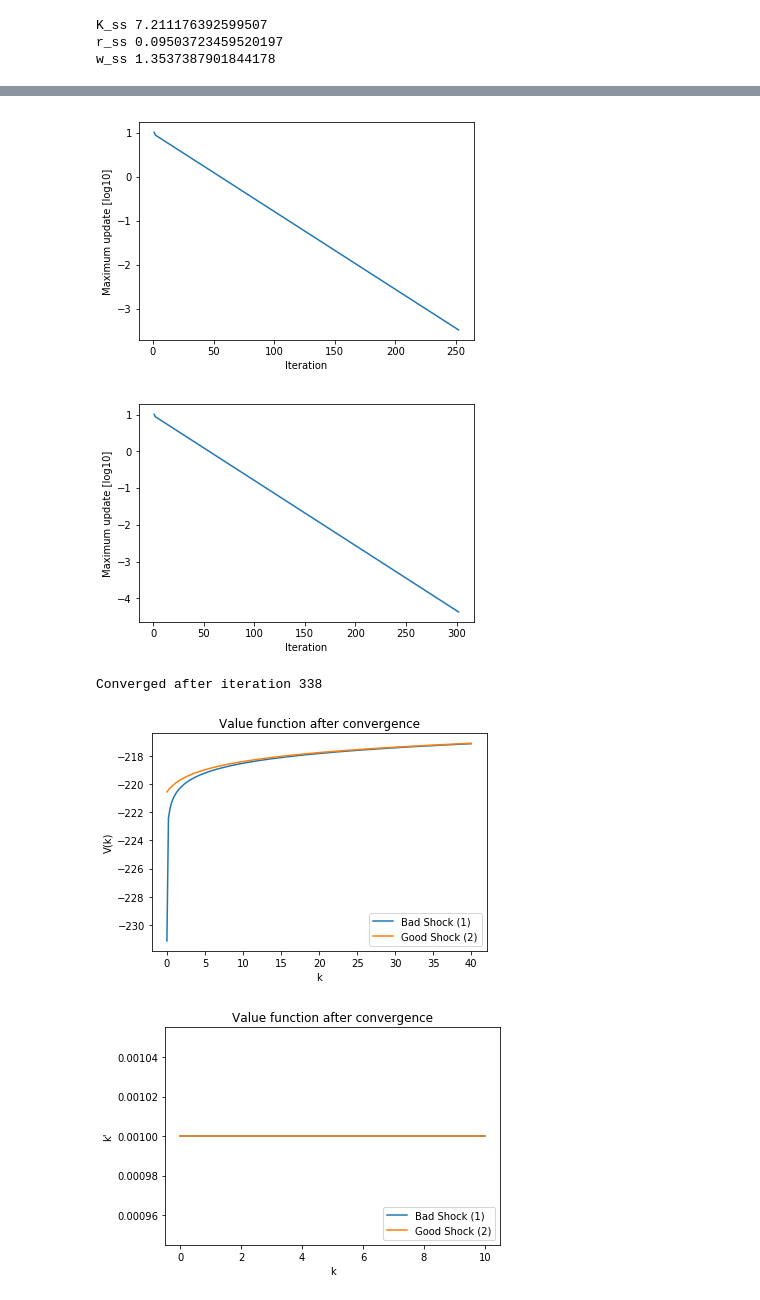
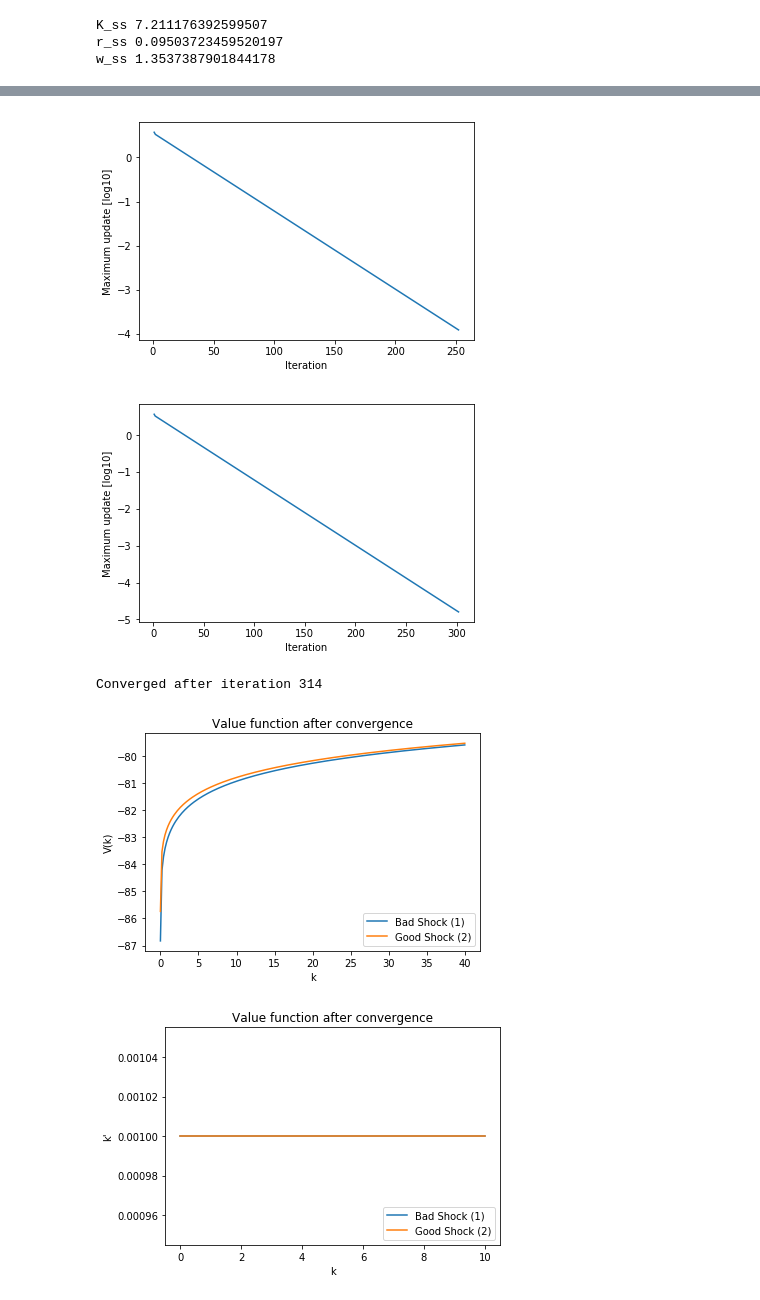
Before and after one commit to isaacsantelli/BootCamp2019, a Jupyter notebook: ProblemSets/Econ/wk5/smith/SmithPS1.ipynb, the cells around one changed output, grey strips where cells are left out. Saved outputs shown, nothing was run; the diff lists cells and outputs as text; code cells hidden in the pictures.

```diff
--- a/ProblemSets/Econ/wk5/smith/SmithPS1.ipynb
+++ b/ProblemSets/Econ/wk5/smith/SmithPS1.ipynb
@@ -55,14 +55,14 @@ def funcfact(params):
         w = (1-a)*(k**(a))*(1-u)**(-a)
         return w
 
-    def objective(k, k1, v, eps, kbar):
+    def objective(k, k1, v, eps):
         '''
         Objective Function Value
         Given a specific k_index which will refer to a
         '''
         val = np.zeros_like(k1)
-        r = comp_r(k_bar, 1-lbar)
-        w = comp_w(k_bar, 1-lbar)
+        r = comp_r(k, 1-lbar)
+        w = comp_w(k, 1-lbar)
         c = w*eps + r*k + (1-d)*k - k1
         val[c <= 0] = -999999
         val[c > 0] = np.log(c[c > 0]) + \
@@ -101,7 +101,7 @@ def smith(max_iterations, tol, Pi, kbar):
         v_new = np.zeros_like(v)
         for i, k in enumerate(k_grid):
             for j, eps in enumerate(eps_grid):
-                val = objective(k, k_grid, v, eps, kbar)
+                val = objective(k, k_grid, v, eps)
                 v_new[i, j] = np.amax(val)
                 pol[i, j] = k_grid[np.argmax(val)]
             V_new[i] = np.dot(v_new[i,:], Pi[0,:])
@@ -151,5 +151,5 @@ smith(500, 1.E-5, PI, k_bar)
-[figure, old version]
+[figure, new version]
-[figure, old version]
+[figure, new version]
-Converged after iteration 338
+Converged after iteration 314
-[figure, old version]
+[figure, new version]
 [figure]
```
Also changed, not shown: parts of 1 cell of this notebook, 1 other file.
